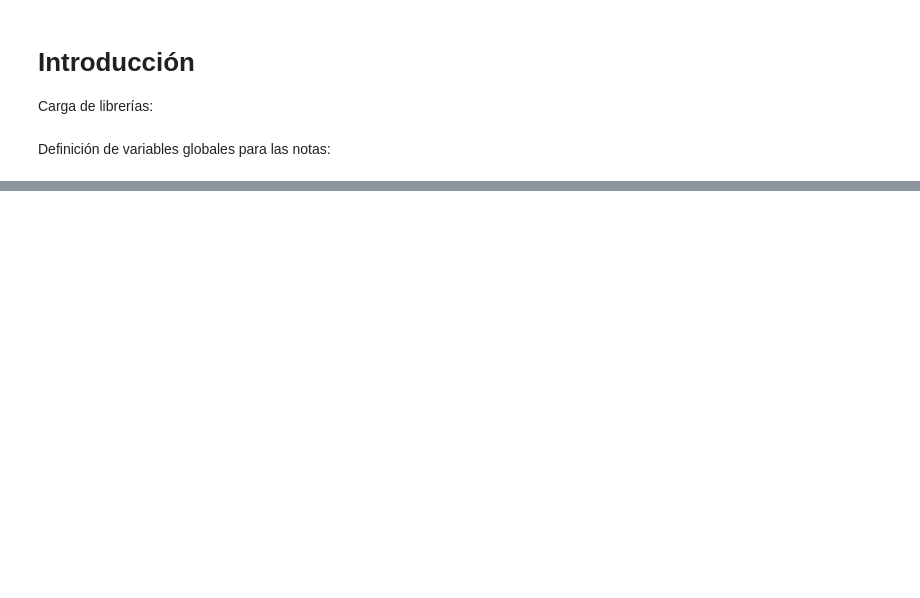
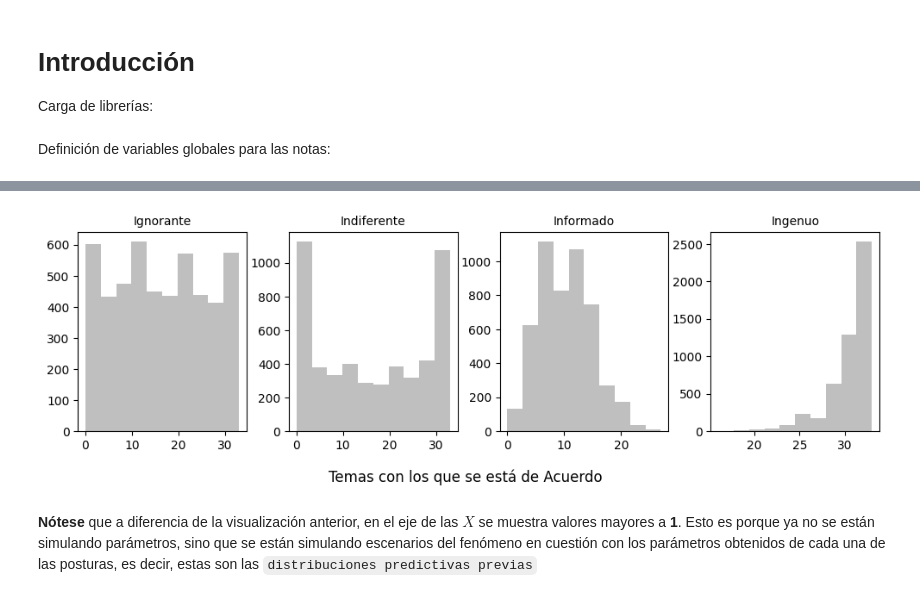
Before and after one commit to CAMM961001/modelacion_bayesiana, a Jupyter notebook: notas/01_introduccion.ipynb, the cells around one changed output, grey strips where cells are left out. Drawn from its saved outputs; the diff is of its cells as text; code cells hidden in the pictures; blank space fills up the shorter version.

```diff
--- a/notas/01_introduccion.ipynb
+++ b/notas/01_introduccion.ipynb
@@ -45,0 +126,31 @@ genera_circulo()
+# %%
+# Función para simular de una binomial
+sim_binom = lambda x: binom.rvs(n=33, p=x, size=1)[0]
+
+# Iniciar objeto para simulaciones
+iniciales['sims_binom'] = []
+
+# Simular y almacenar
+for idx in range(4):
+    sims = np.array(list(map(sim_binom, iniciales['params_inic'][idx])))
+    iniciales['sims_binom'].append(sims)
+
+# Gráfica de las posturas
+fig = plt.figure(figsize=(12,3))
+spec = gridspec.GridSpec(ncols=4, nrows=1, wspace=0.25)
+
+for idx in range(4):
+    # Gráficas
+    ax = fig.add_subplot(spec[idx])
+    ax.hist(x=iniciales['sims_binom'][idx], color='grey', alpha=0.5)
+
+    # Anotaciones y estilo
+    ax.set_title(iniciales['postura'][idx].title(), fontsize=10)
+
+fig.supxlabel(t='Temas con los que se está de Acuerdo', y=-0.1, fontsize=12)
+
+plt.show()
+# %% [output]
+[figure, added]
+# %% [markdown]
+**Nótese** que a diferencia de la visualización anterior, en el eje de las $X$ se muestra valores mayores a **1**. Esto es porque ya no se están simulando parámetros, sino que se están simulando escenarios del fenómeno en cuestión con los parámetros obtenidos de cada una de las posturas, es decir, estas son las `distribuciones predictivas previas`
```
Also changed, not shown: parts of 10 cells of this notebook.
